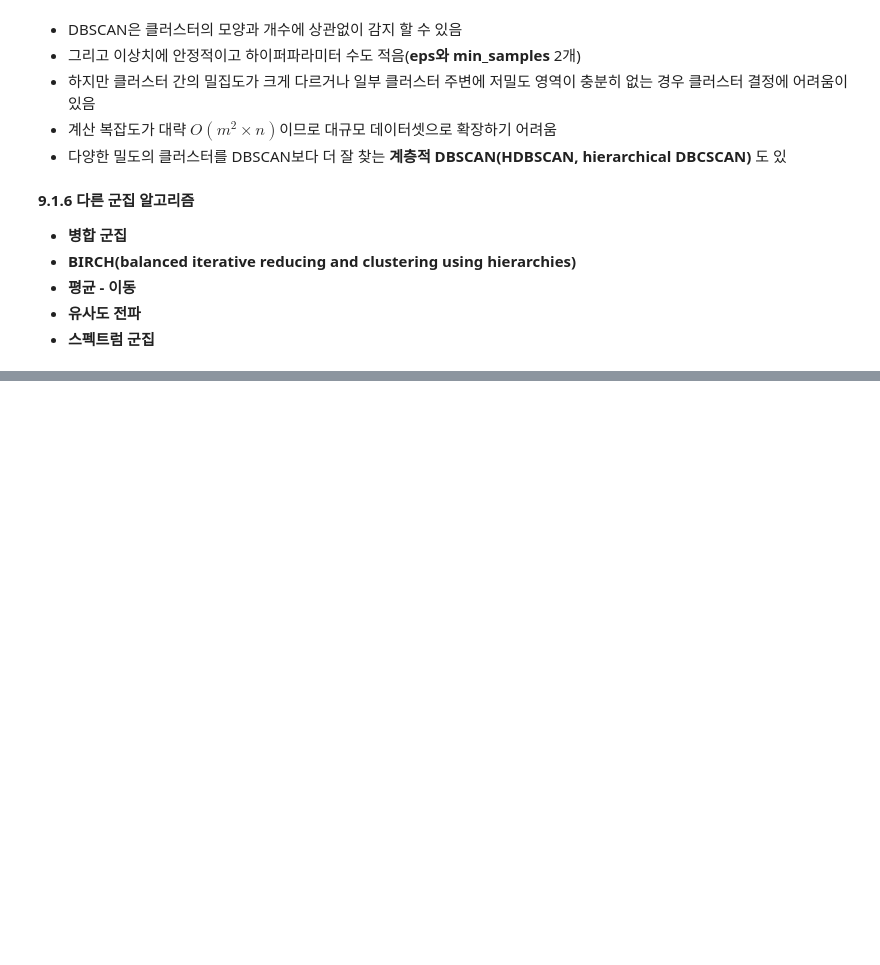
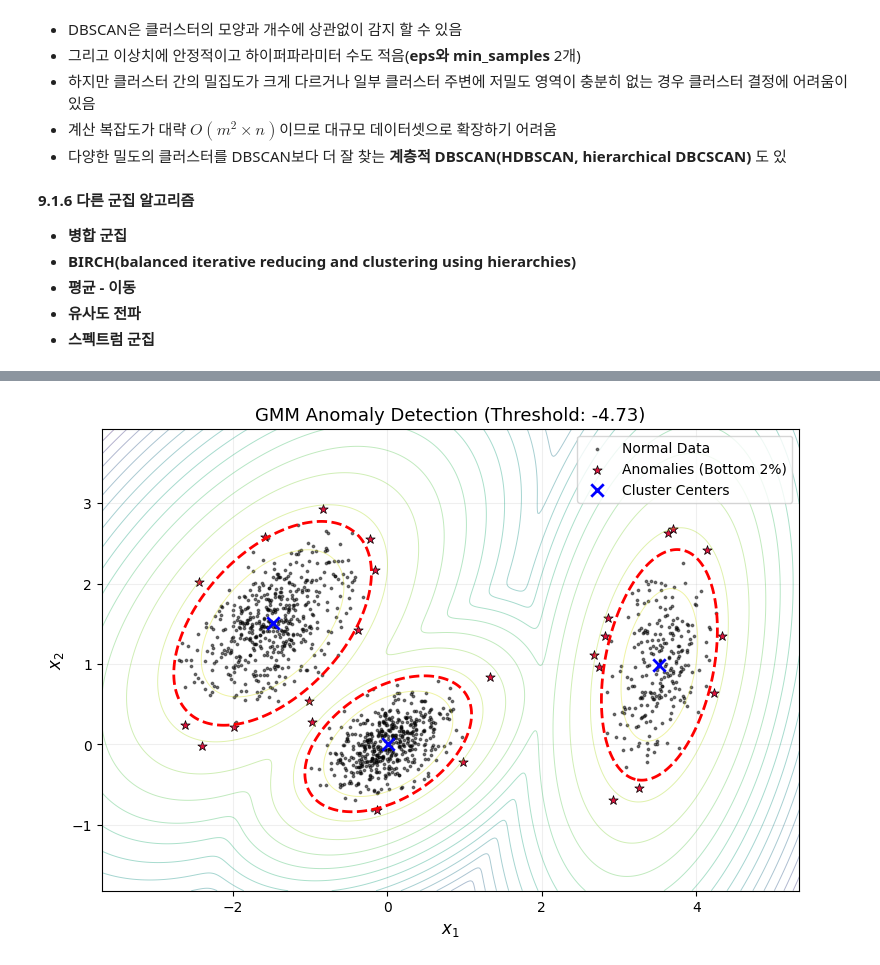
Before and after one commit to slover1126/hands_on_machine_learning, a Jupyter notebook: 핸즈온_머신러닝_9장.ipynb, the cells around one changed output, grey strips where cells are left out. Saved outputs shown, nothing was run; the diff lists cells and outputs as text; code cells hidden in the pictures; blank space fills up the shorter version.

```diff
--- a/핸즈온_머신러닝_9장.ipynb
+++ b/핸즈온_머신러닝_9장.ipynb
@@ -755,0 +941,50 @@ array([-1,  0,  1, -1])
+# %%
+#시각화
+import numpy as np
+import matplotlib.pyplot as plt
+
+# 1. 이상치 탐지 로직 실행
+densities = gm.score_samples(X)
+density_threshold = np.percentile(densities, 2)
+anomalies = X[densities < density_threshold]
+
+# 2. 배경 등고선용 2D 그리드 생성
+x_min, x_max = X[:, 0].min() - 1, X[:, 0].max() + 1
+y_min, y_max = X[:, 1].min() - 1, X[:, 1].max() + 1
+xx, yy = np.meshgrid(np.linspace(x_min, x_max, 500),
+                     np.linspace(y_min, y_max, 500))
+
+# 그리드 포인트 전체의 로그 밀도 계산
+Z = gm.score_samples(np.c_[xx.ravel(), yy.ravel()])
+Z = Z.reshape(xx.shape)
+
+# 3. 시각화
+plt.figure(figsize=(9, 6))
+
+# (1) 밀도 등고선 (전체 산봉우리 지형)
+plt.contour(xx, yy, Z, levels=15, linewidths=0.7, cmap="viridis", alpha=0.4)
+
+# (2) 하위 2% 경계선 (이 붉은 점선 바깥으로 나가면 이상치 판정)
+plt.contour(xx, yy, Z, levels=[density_threshold], linewidths=2, colors="red", linestyles="--")
+
+# (3) 정상 데이터 산점도
+normal_mask = densities >= density_threshold
+plt.scatter(X[normal_mask, 0], X[normal_mask, 1], c="black", s=3, alpha=0.5, label="Normal Data")
+
+# (4) 검출된 2% 이상치 산점도 (붉은색 강조)
+plt.scatter(anomalies[:, 0], anomalies[:, 1], c="crimson", marker="*", s=50, edgecolors="black", linewidths=0.5, label="Anomalies (Bottom 2%)")
+
+# (5) 클러스터 중심점 표시
+centers = gm.means_
+plt.scatter(centers[:, 0], centers[:, 1], marker="x", s=80, linewidths=2, color="blue", zorder=10, label="Cluster Centers")
+
+plt.title(f"GMM Anomaly Detection (Threshold: {density_threshold:.2f})", fontsize=13)
+plt.xlabel("$x_1$", fontsize=12)
+plt.ylabel("$x_2$", fontsize=12)
+plt.legend(loc="upper right")
+plt.axis([x_min, x_max, y_min, y_max])
+plt.grid(True, alpha=0.2)
+plt.show()
+#별모양 애들이 이상치
+# %% [output]
+[figure, added]
```
Also changed, not shown: parts of 23 cells of this notebook.
